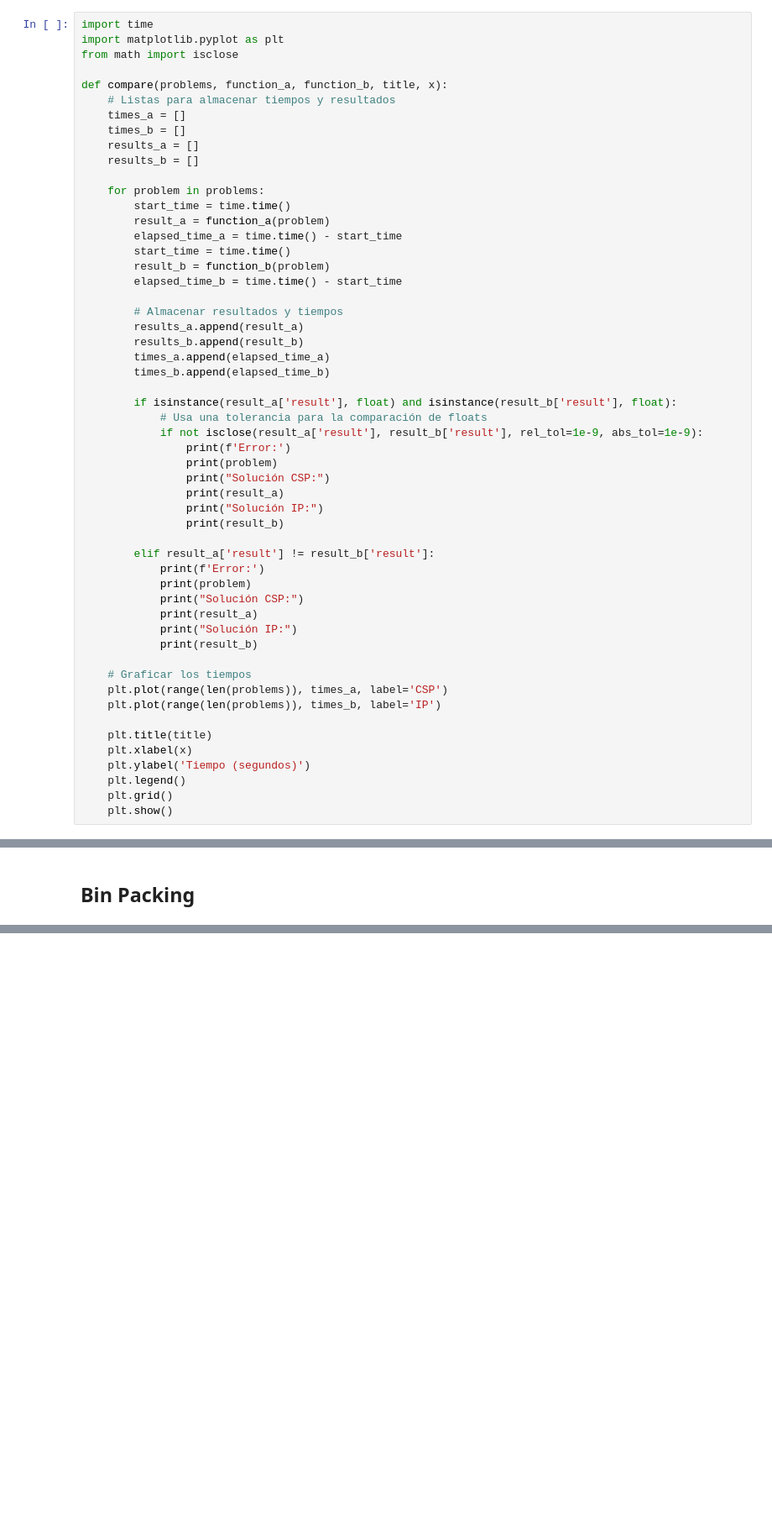
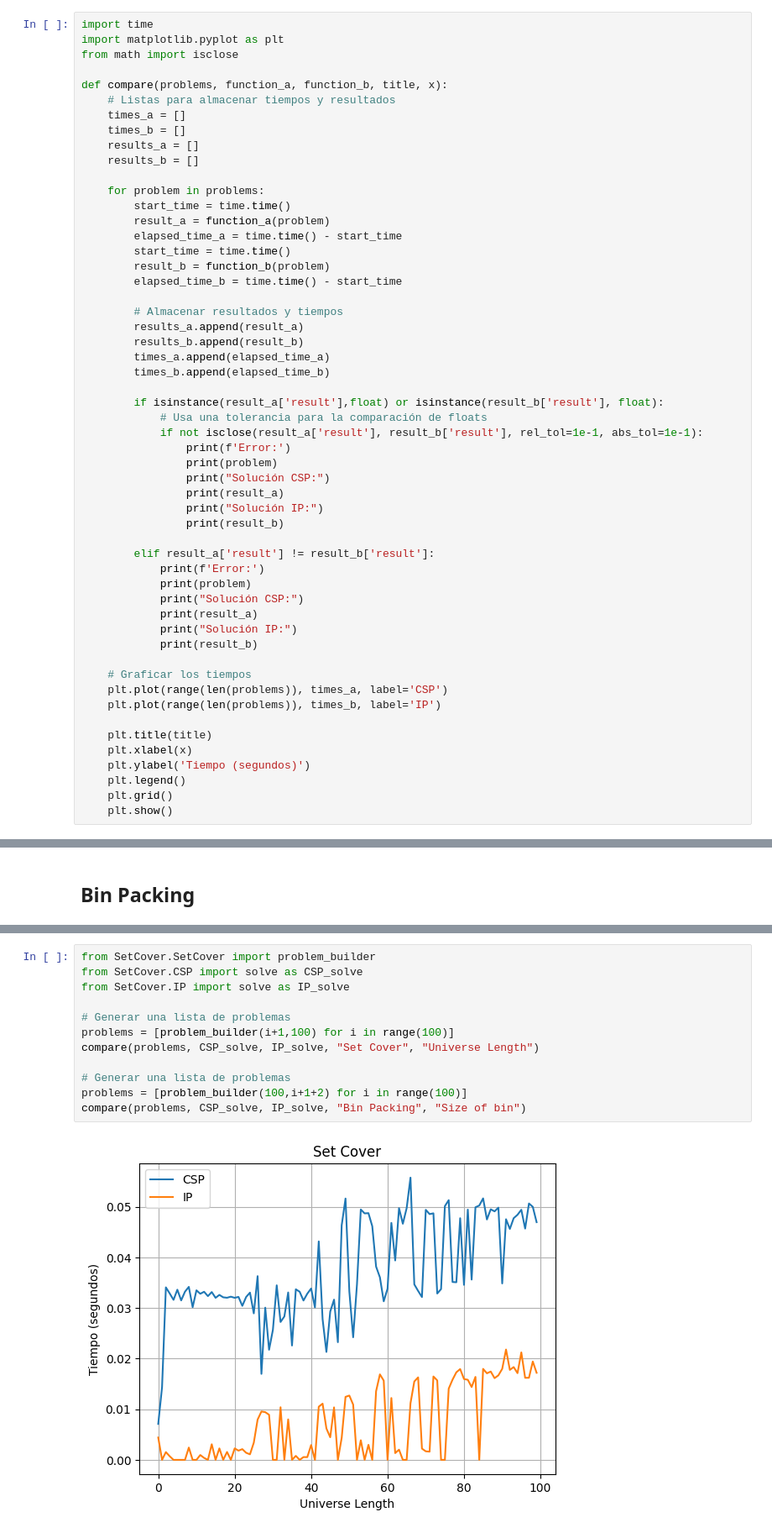
Before and after one commit to javierrodriguezsanchez/Comparison-between-CSP-and-IP, a Jupyter notebook: src/comparer.ipynb, the cells around one changed output, grey strips where cells are left out. Shown: that part at 84% size. Drawn from its saved outputs; the diff is of its cells as text; blank space fills up the shorter version.

Commit message:
Adding set cover

```diff
--- a/src/comparer.ipynb
+++ b/src/comparer.ipynb
@@ -24,9 +24,9 @@ def compare(problems, function_a, function_b, title, x):
         times_a.append(elapsed_time_a)
         times_b.append(elapsed_time_b)
 
-        if isinstance(result_a['result'], float) and isinstance(result_b['result'], float):
+        if isinstance(result_a['result'],float) or isinstance(result_b['result'], float):
             # Usa una tolerancia para la comparación de floats
-            if not isclose(result_a['result'], result_b['result'], rel_tol=1e-9, abs_tol=1e-9):
+            if not isclose(result_a['result'], result_b['result'], rel_tol=1e-1, abs_tol=1e-1):
                 print(f'Error:')
                 print(problem)
                 print("Solución CSP:")
@@ -108,0 +111,14 @@ compare(problems, CSP_solve, IP_solve, "Bin Packing", "Size of bin")
+# %%
+from SetCover.SetCover import problem_builder
+from SetCover.CSP import solve as CSP_solve
+from SetCover.IP import solve as IP_solve
+
+# Generar una lista de problemas
+problems = [problem_builder(i+1,100) for i in range(100)]
+compare(problems, CSP_solve, IP_solve, "Set Cover", "Universe Length")
+
+# Generar una lista de problemas
+problems = [problem_builder(100,i+1+2) for i in range(100)]
+compare(problems, CSP_solve, IP_solve, "Bin Packing", "Size of bin")
+# %% [output]
+[figure, added]
```
Also changed, not shown: parts of 2 cells of this notebook, 3 other files.
